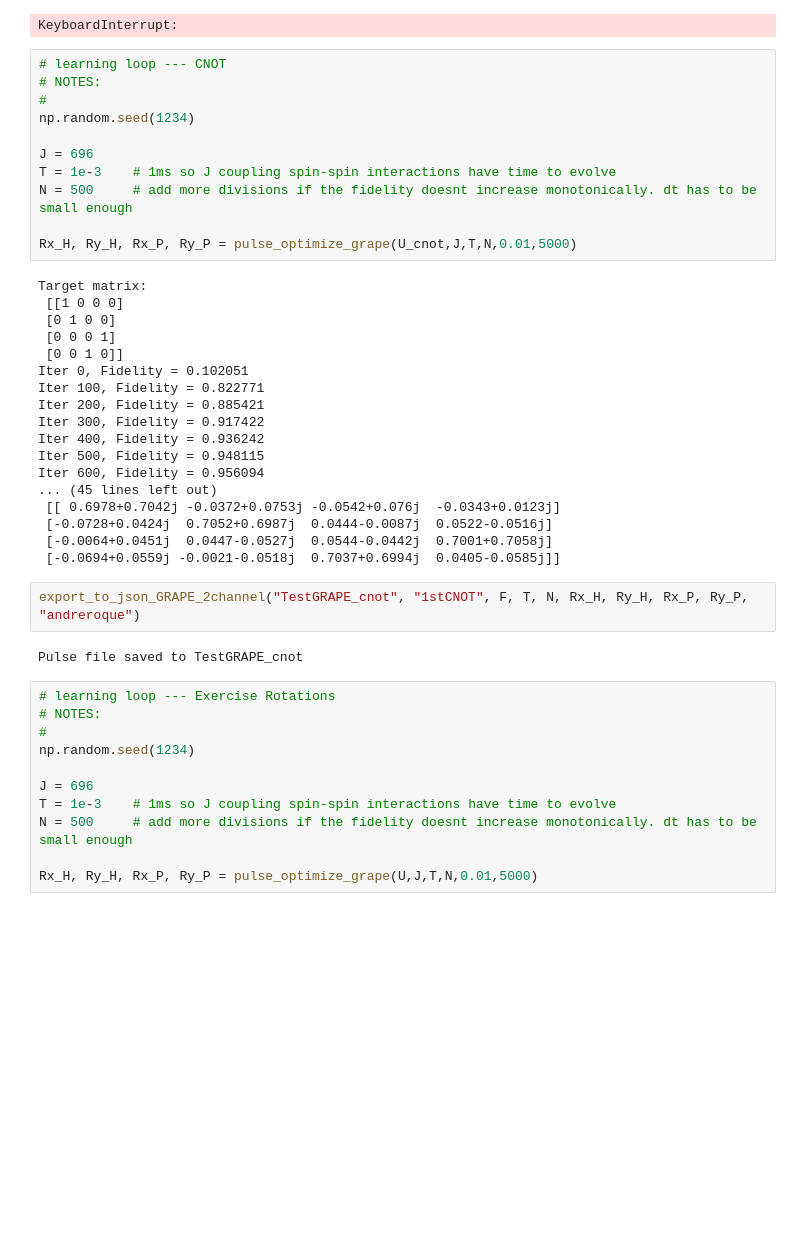
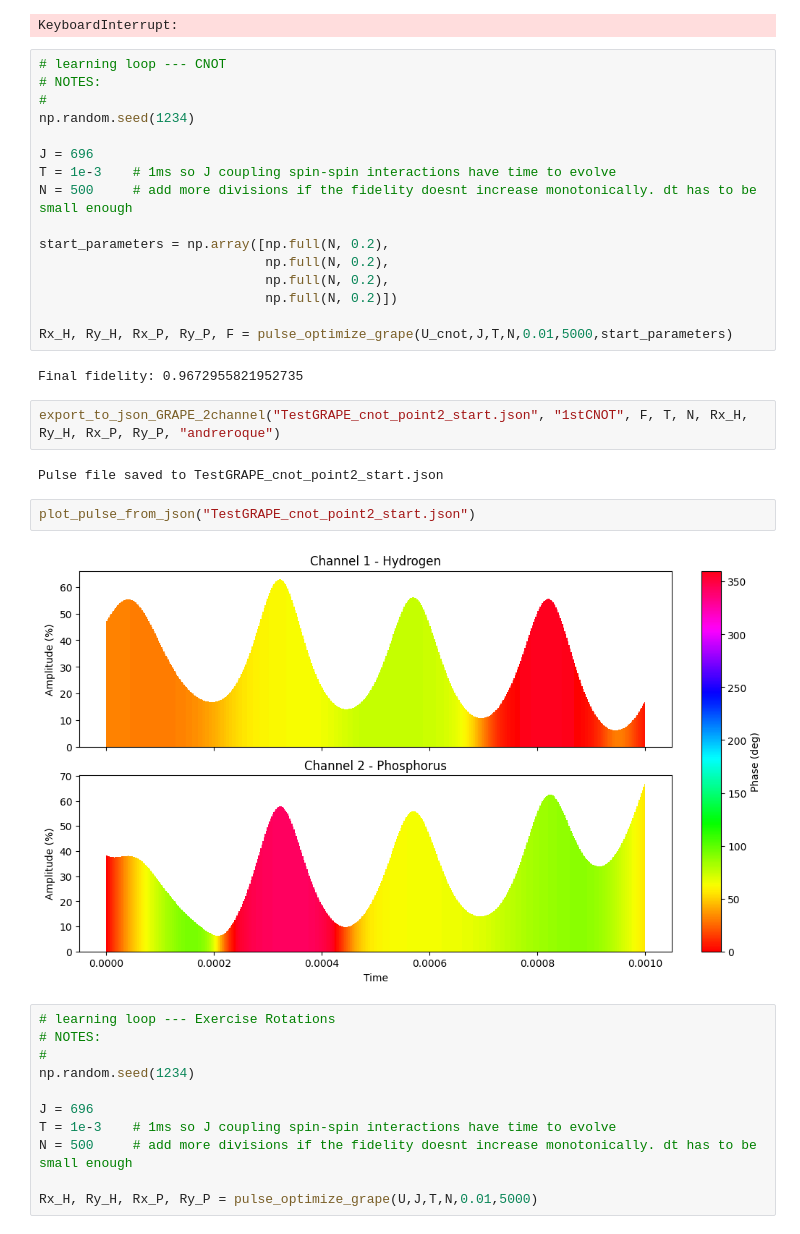
Before and after one commit to andrehroque/python-ml-projects, a Jupyter notebook: NMR-pulse-optimization/pulse optimization.ipynb, the cells around one changed output. Cells and saved outputs as stored; diff of their text form; blank space fills up the shorter version.

Commit message:
new pulse files and new organization

```diff
--- a/NMR quantum/pulse optimization.ipynb
+++ b/NMR-pulse-optimization/pulse optimization.ipynb
@@ -820,29 +882,22 @@ J = 696
 T = 1e-3    # 1ms so J coupling spin-spin interactions have time to evolve
 N = 500     # add more divisions if the fidelity doesnt increase monotonically. dt has to be small enough
 
-Rx_H, Ry_H, Rx_P, Ry_P = pulse_optimize_grape(U_cnot,J,T,N,0.01,5000)
+start_parameters = np.array([np.full(N, 0.2),
+                             np.full(N, 0.2),
+                             np.full(N, 0.2),
+                             np.full(N, 0.2)])
+
+Rx_H, Ry_H, Rx_P, Ry_P, F = pulse_optimize_grape(U_cnot,J,T,N,0.01,5000,start_parameters)
 # %% [output]
-Target matrix:
- [[1 0 0 0]
- [0 1 0 0]
- [0 0 0 1]
- [0 0 1 0]]
-Iter 0, Fidelity = 0.102051
-Iter 100, Fidelity = 0.822771
-Iter 200, Fidelity = 0.885421
-Iter 300, Fidelity = 0.917422
-Iter 400, Fidelity = 0.936242
-Iter 500, Fidelity = 0.948115
-Iter 600, Fidelity = 0.956094
-... (45 lines left out)
- [[ 0.6978+0.7042j -0.0372+0.0753j -0.0542+0.076j  -0.0343+0.0123j]
- [-0.0728+0.0424j  0.7052+0.6987j  0.0444-0.0087j  0.0522-0.0516j]
- [-0.0064+0.0451j  0.0447-0.0527j  0.0544-0.0442j  0.7001+0.7058j]
- [-0.0694+0.0559j -0.0021-0.0518j  0.7037+0.6994j  0.0405-0.0585j]]
+Final fidelity: 0.9672955821952735
 # %%
-export_to_json_GRAPE_2channel("TestGRAPE_cnot", "1stCNOT", F, T, N, Rx_H, Ry_H, Rx_P, Ry_P, "andreroque")
+export_to_json_GRAPE_2channel("TestGRAPE_cnot_point2_start.json", "1stCNOT", F, T, N, Rx_H, Ry_H, Rx_P, Ry_P, "andreroque")
 # %% [output]
-Pulse file saved to TestGRAPE_cnot
+Pulse file saved to TestGRAPE_cnot_point2_start.json
+# %%
+plot_pulse_from_json("TestGRAPE_cnot_point2_start.json")
+# %% [output]
+[figure, added]
 # %%
 # learning loop --- Exercise Rotations
 # NOTES:
```
Also changed, not shown: parts of 14 cells of this notebook, 15 other files.
